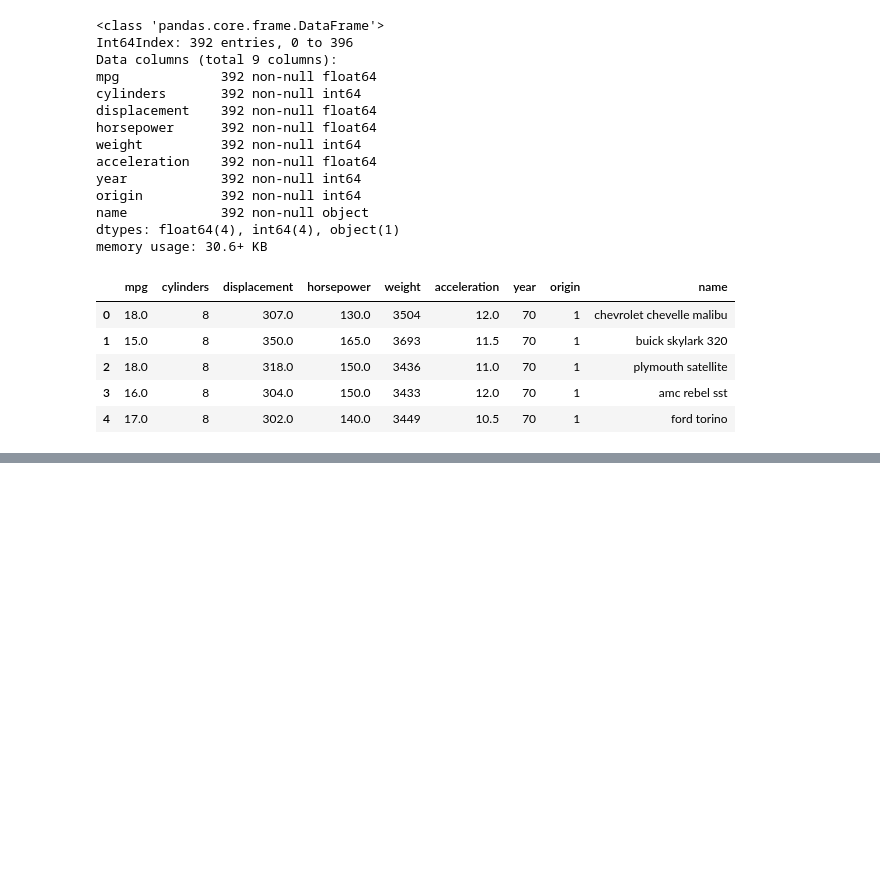
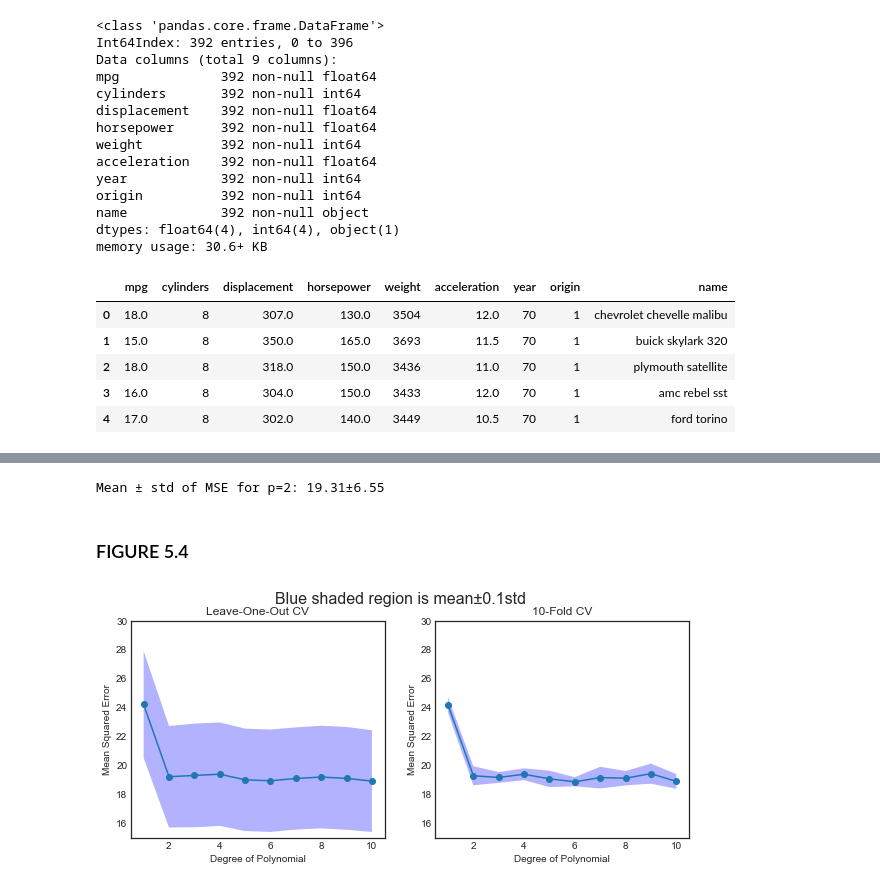
Before and after one commit to pedvide/ISLR_Python, a Jupyter notebook: Chapter5_Resampling_Methods.ipynb, the cells around one changed output, grey strips where cells are left out. Saved outputs shown, nothing was run; the diff lists cells and outputs as text; code cells hidden in the pictures; blank space fills up the shorter version.

```diff
--- a/Chapter5_Resampling_Methods.ipynb
+++ b/Chapter5_Resampling_Methods.ipynb
@@ -42,0 +119,44 @@ df_auto.head()
+# %%
+regr = skl_lm.LinearRegression()
+kfoldcv_scores = list()
+
+for p in p_order:
+    poly = PolynomialFeatures(p)
+    X_poly = poly.fit_transform(df_auto.horsepower.values.reshape(-1,1))
+    # with shuffle=True we get much better mean and std
+    # but then each train/test split is different across models
+    kfold = KFold(n_splits=10, shuffle=True)
+    score = cross_val_score(regr, X_poly, df_auto.mpg, cv=kfold, scoring='neg_mean_squared_error')
+    kfoldcv_scores.append((-score.mean(), score.std()))
+kfoldcv_scores = np.array(kfoldcv_scores)
+print(f'Mean \u00B1 std of MSE for p=2: {kfoldcv_scores[1,0]:.2f}\u00B1{kfoldcv_scores[1,1]:.2f}')
+# huge std!
+# %% [output]
+Mean ± std of MSE for p=2: 19.31±6.55
+# %% [markdown]
+### FIGURE 5.4
+# %%
+# plots
+fig, (ax1, ax2) = plt.subplots(1, 2, figsize=(10,4))
+fig.suptitle('Blue shaded region is mean\u00B10.1std', fontsize=16)
+
+# left plot is LOOCV
+ax1.plot(p_order, loocv_scores[:,0], '-o')
+ax1.set_title('Leave-One-Out CV')
+ax1.fill_between(p_order, loocv_scores[:,0]+0.1*loocv_scores[:,1], loocv_scores[:,0]-0.1*loocv_scores[:,1],
+                 facecolor='blue', alpha=0.3);
+
+# right plot: K-fold CV
+ax2.plot(p_order, kfoldcv_scores[:,0], '-o')
+ax2.set_title('10-Fold CV')
+ax2.fill_between(p_order, kfoldcv_scores[:,0]+0.1*kfoldcv_scores[:,1], kfoldcv_scores[:,0]-0.1*kfoldcv_scores[:,1],
+                 facecolor='blue', alpha=0.3);
+
+for ax in fig.axes:
+    ax.set_ylabel('Mean Squared Error')
+    ax.set_ylim(15,30)
+    ax.set_xlabel('Degree of Polynomial')
+    ax.set_xlim(0.5, 10.5)
+    ax.set_xticks(range(2, 11, 2));
+# %% [output]
+[figure, added]
```
Also changed, not shown: parts of 8 cells of this notebook.
